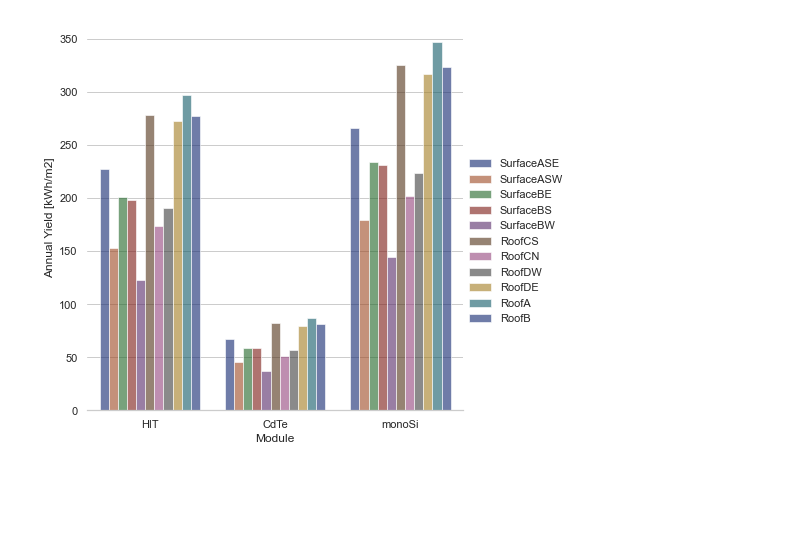
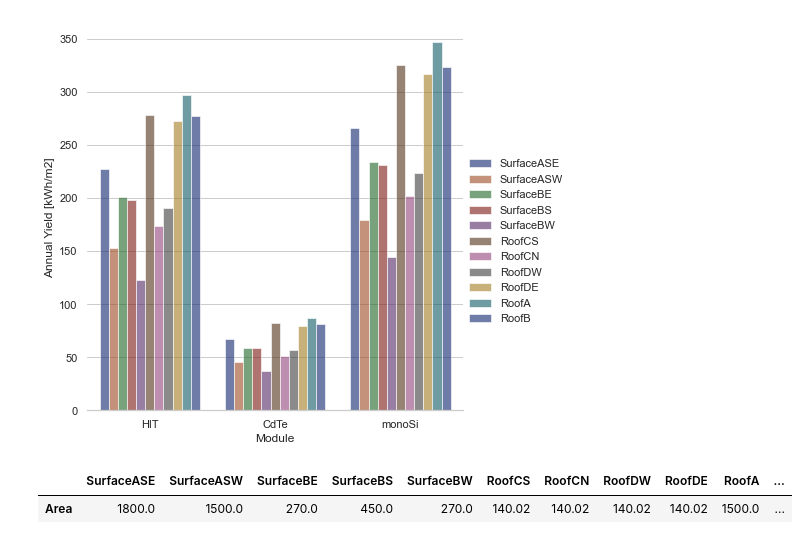
Before and after one commit to ncgarrood/utrechtsmartdistricpartA, a Jupyter notebook: TestingGround.ipynb, the cells around one changed output. Drawn from its saved outputs; the diff is of its cells as text; code cells hidden in the pictures; blank space fills up the shorter version.

```diff
--- a/TestingGround.ipynb
+++ b/TestingGround.ipynb
@@ -381,3 +381,9 @@ get_PV_systems_table(BUILDINGS_df_update, Surfaces_Panel_info)
 | RoofB | Mono Si | 1400 | 20 | 180 |
 [figure]
 [figure]
+# %%
+Areas = pd.DataFrame(Surfaces_angles_areas.loc['Area']).transpose()
+Areas
+# %% [output]
+|  | SurfaceASE | SurfaceASW | SurfaceBE | SurfaceBS | SurfaceBW | RoofCS | RoofCN | RoofDW | RoofDE | RoofA | ... |
+| Area | 1800.0 | 1500.0 | 270.0 | 450.0 | 270.0 | 140.02 | 140.02 | 140.02 | 140.02 | 1500.0 | ... |
```
Also changed, not shown: parts of 10 cells of this notebook.
